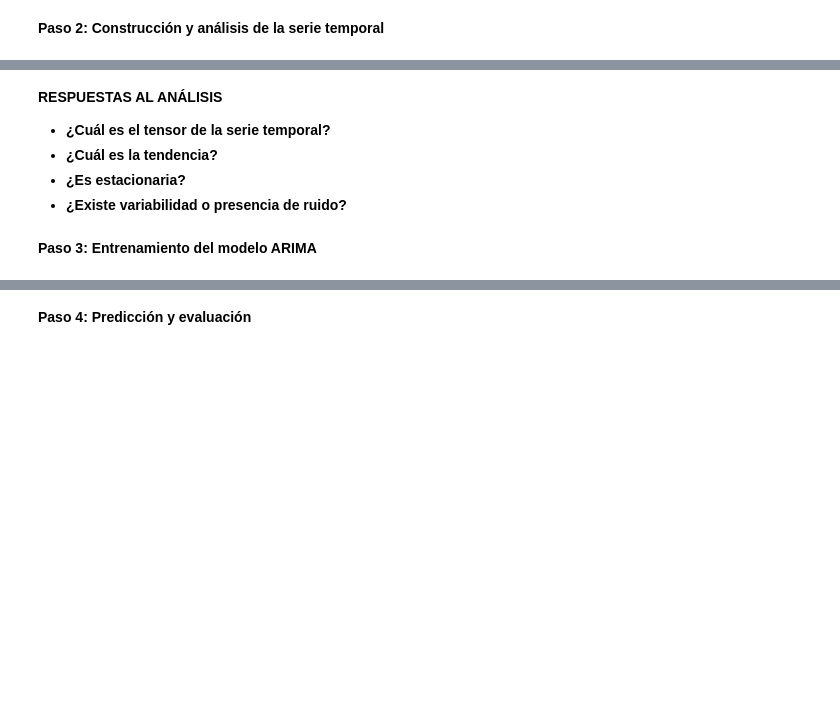
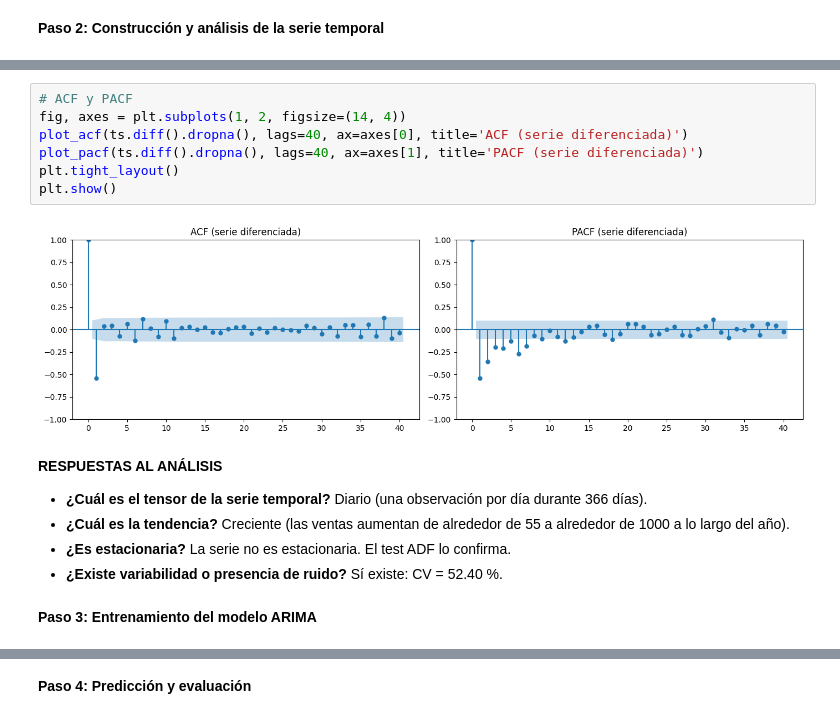
Before and after one commit to 4GeeksAcademy/alemantellini-machine-learning, a Jupyter notebook: src/10-time-series-forecasting-sales.ipynb, the cells around one changed output, grey strips where cells are left out. Drawn from its saved outputs; the diff is of its cells as text; blank space fills up the shorter version.

```diff
--- a/src/10-time-series-forecasting-sales.ipynb
+++ b/src/10-time-series-forecasting-sales.ipynb
@@ -37,8 +227,17 @@ print(f'\nEstadísticas descriptivas:\n{df.describe()}')
+# %%
+# ACF y PACF
+fig, axes = plt.subplots(1, 2, figsize=(14, 4))
+plot_acf(ts.diff().dropna(), lags=40, ax=axes[0], title='ACF (serie diferenciada)')
+plot_pacf(ts.diff().dropna(), lags=40, ax=axes[1], title='PACF (serie diferenciada)')
+plt.tight_layout()
+plt.show()
+# %% [output]
+[figure, added]
 # %% [markdown]
 **RESPUESTAS AL ANÁLISIS**
-- **¿Cuál es el tensor de la serie temporal?**
-- **¿Cuál es la tendencia?**
-- **¿Es estacionaria?**
-- **¿Existe variabilidad o presencia de ruido?**
+- **¿Cuál es el tensor de la serie temporal?** Diario (una observación por día durante 366 días).
+- **¿Cuál es la tendencia?** Creciente (las ventas aumentan de alrededor de 55 a alrededor de 1000 a lo largo del año).
+- **¿Es estacionaria?** La serie no es estacionaria. El test ADF lo confirma.
+- **¿Existe variabilidad o presencia de ruido?** Sí existe: CV = 52.40 %.
-# %% [markdown]
-**Paso 3: Entrenamiento del modelo ARIMA**
+# %% [markdown]
+**Paso 3: Entrenamiento del modelo ARIMA**
```
Also changed, not shown: parts of 24 cells of this notebook, 1 other file.
